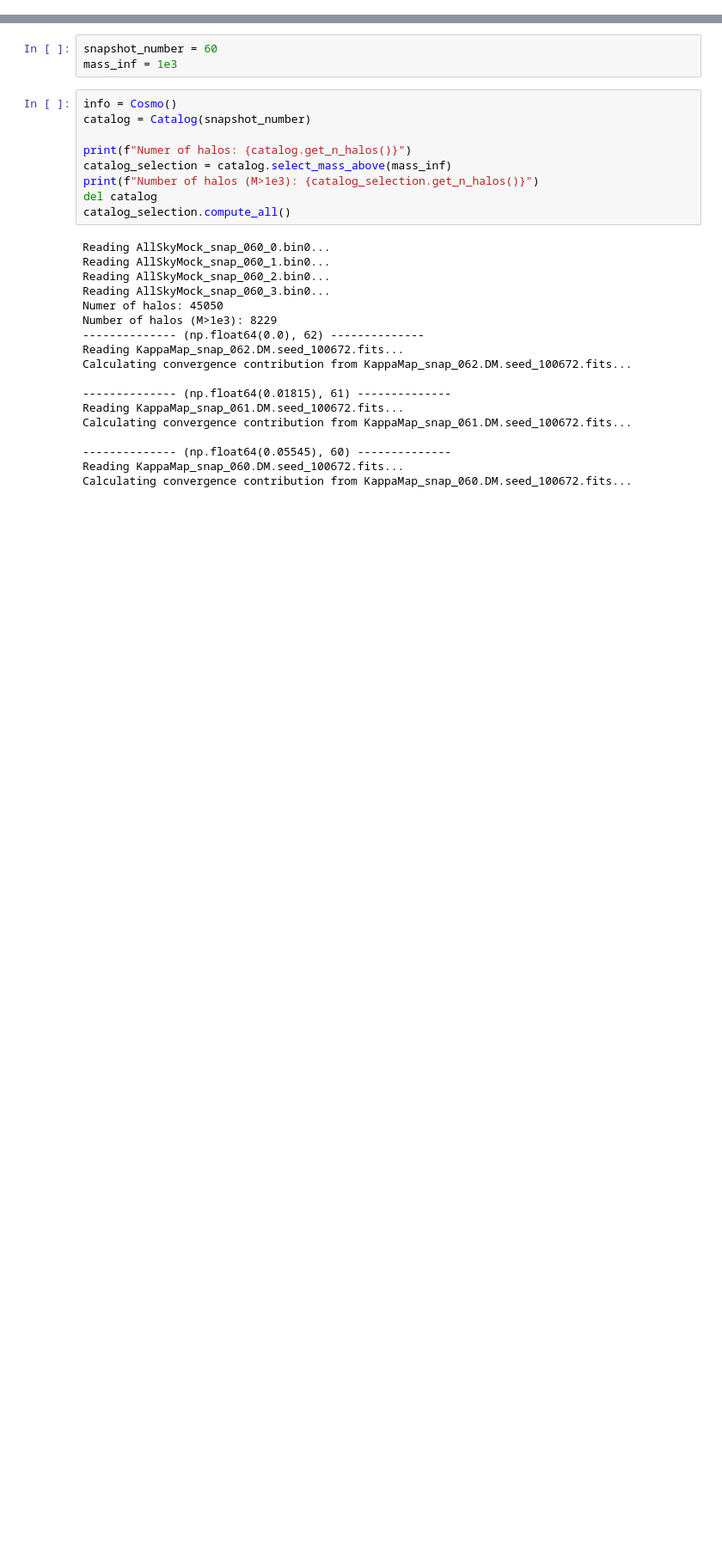
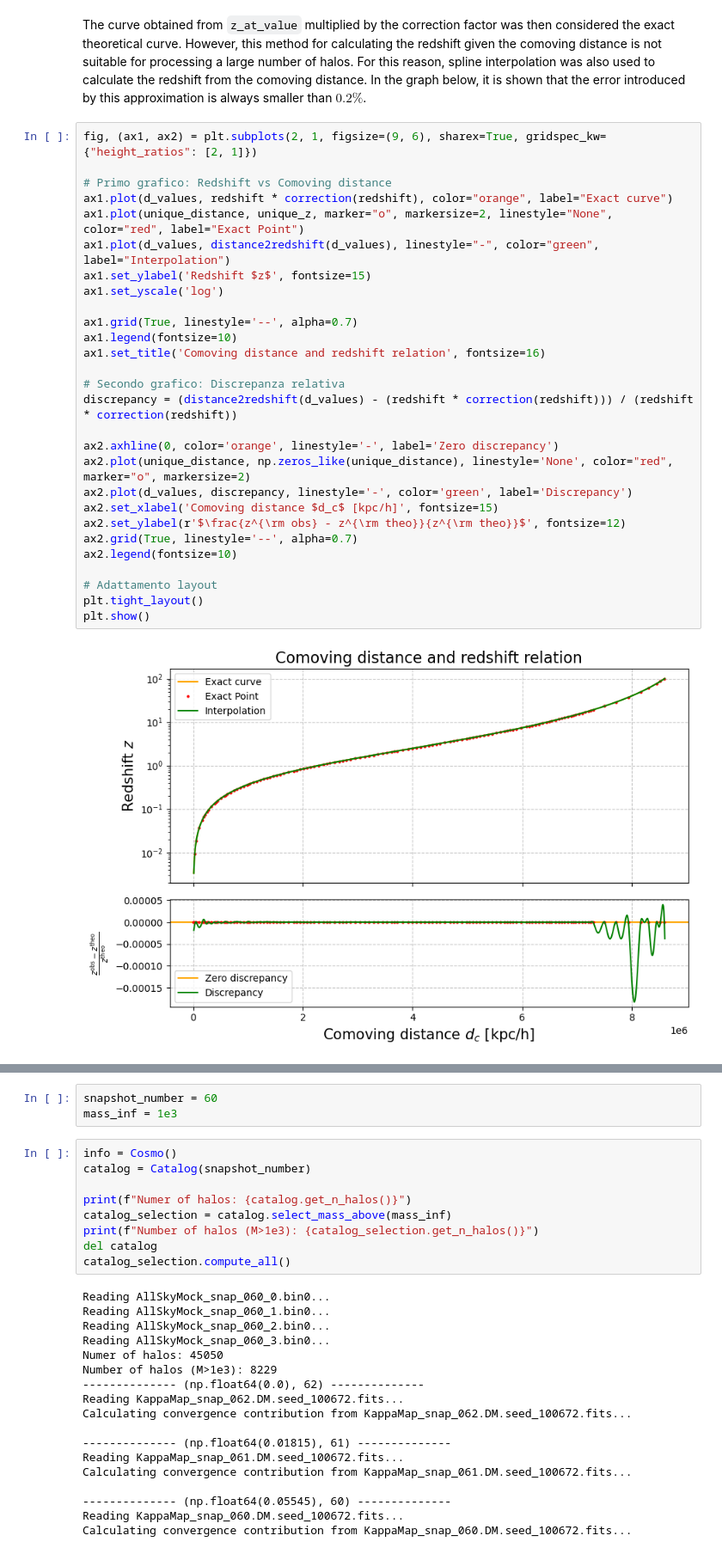
Before and after one commit to matteopicciolini/MasterThesis, a Jupyter notebook: Halos.ipynb, the cells around one changed output, grey strips where cells are left out. Shown at 86% size. Drawn from its saved outputs; the diff is of its cells as text; blank space fills up the shorter version.

```diff
--- a/Halos.ipynb
+++ b/Halos.ipynb
@@ -10,0 +51,33 @@ import numpy as np
+# %% [markdown]
+
+The curve obtained from `z_at_value` multiplied by the correction factor was then considered the exact theoretical curve. However, this method for calculating the redshift given the comoving distance is not suitable for processing a large number of halos. For this reason, spline interpolation was also used to calculate the redshift from the comoving distance. In the graph below, it is shown that the error introduced by this approximation is always smaller than $0.2\%$.
+# %%
+fig, (ax1, ax2) = plt.subplots(2, 1, figsize=(9, 6), sharex=True, gridspec_kw={"height_ratios": [2, 1]})
+
+# Primo grafico: Redshift vs Comoving distance
+ax1.plot(d_values, redshift * correction(redshift), color="orange", label="Exact curve")
+ax1.plot(unique_distance, unique_z, marker="o", markersize=2, linestyle="None", color="red", label="Exact Point")
+ax1.plot(d_values, distance2redshift(d_values), linestyle="-", color="green", label="Interpolation")
+ax1.set_ylabel('Redshift $z$', fontsize=15)
+ax1.set_yscale('log')
+
+ax1.grid(True, linestyle='--', alpha=0.7)
+ax1.legend(fontsize=10)
+ax1.set_title('Comoving distance and redshift relation', fontsize=16)
+
+# Secondo grafico: Discrepanza relativa
+discrepancy = (distance2redshift(d_values) - (redshift * correction(redshift))) / (redshift * correction(redshift))
+
+ax2.axhline(0, color='orange', linestyle='-', label='Zero discrepancy')
+ax2.plot(unique_distance, np.zeros_like(unique_distance), linestyle='None', color="red", marker="o", markersize=2)
+ax2.plot(d_values, discrepancy, linestyle='-', color='green', label='Discrepancy')
+ax2.set_xlabel('Comoving distance $d_c$ [kpc/h]', fontsize=15)
+ax2.set_ylabel(r'$\frac{z^{\rm obs} - z^{\rm theo}}{z^{\rm theo}}$', fontsize=12)
+ax2.grid(True, linestyle='--', alpha=0.7)
+ax2.legend(fontsize=10)
+
+# Adattamento layout
+plt.tight_layout()
+plt.show()
+# %% [output]
+[figure, added]
```
Also changed, not shown: parts of 17 cells of this notebook, 1 other file.
